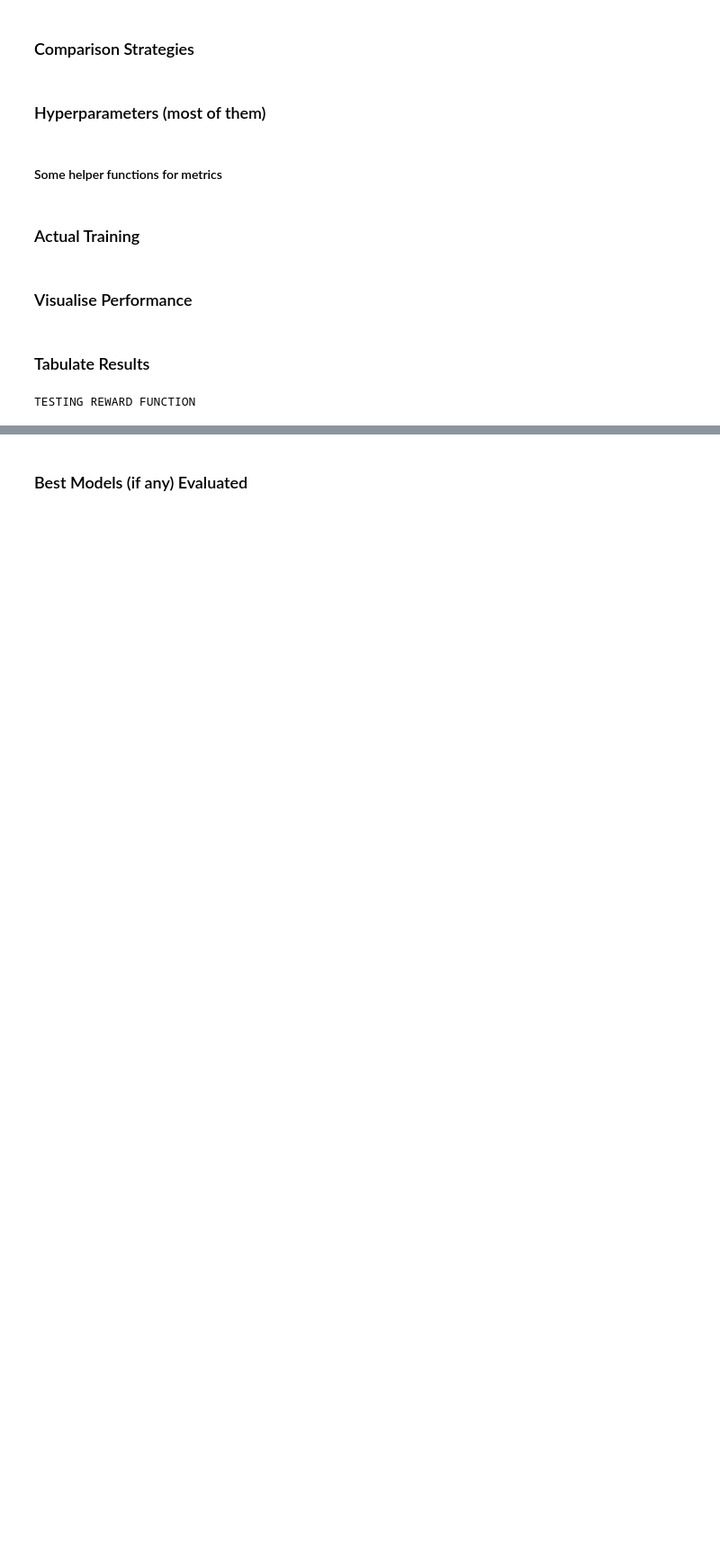
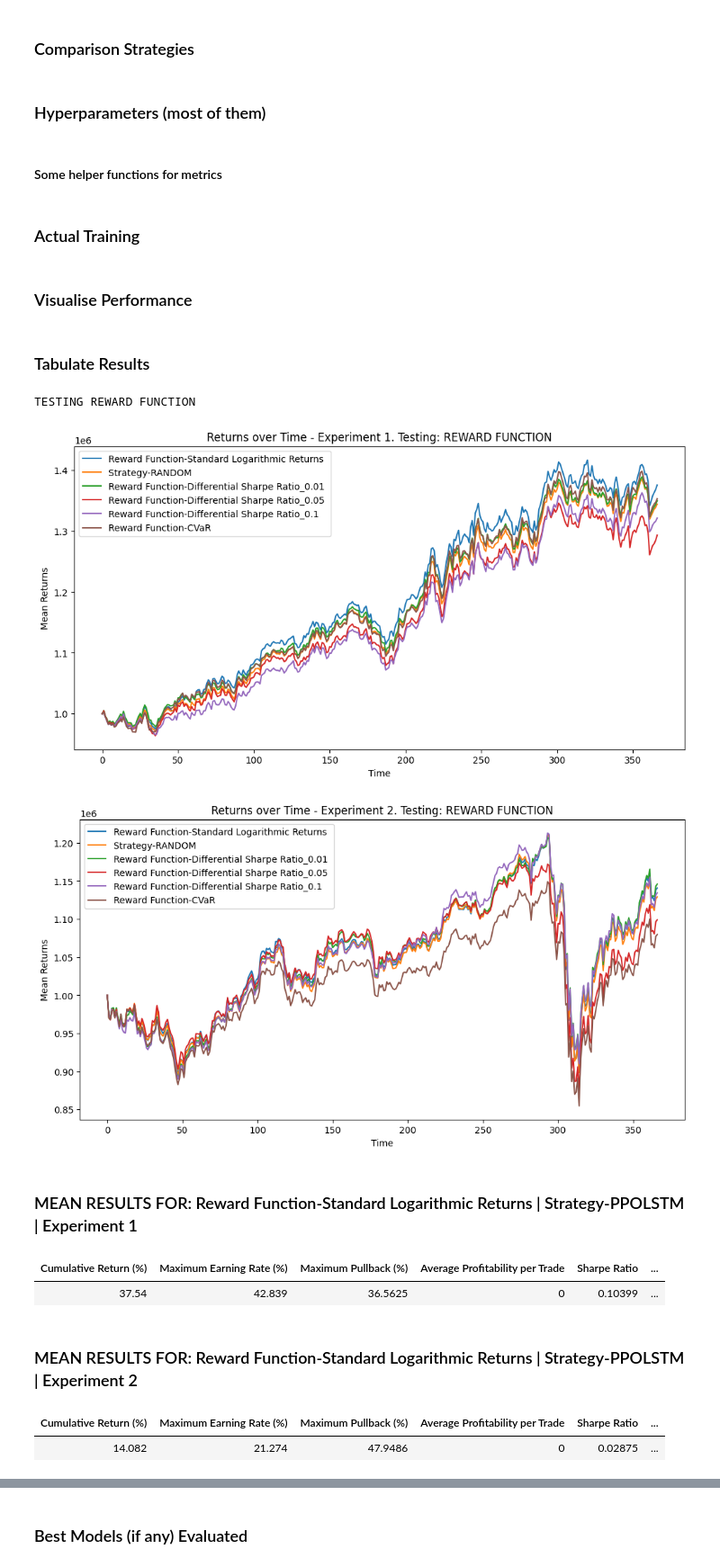
Before and after one commit to rogoson/Dissertation, a Jupyter notebook: DissertationCode.ipynb, the cells around one changed output, grey strips where cells are left out. Shown at 90% size. Drawn from its saved outputs; the diff is of its cells as text; code cells hidden in the pictures; blank space fills up the shorter version.

Commit message:
Crypto-friendly

```diff
--- a/DissertationCode.ipynb
+++ b/DissertationCode.ipynb
@@ -30,10 +30,10 @@ productIds = indexProducts
 
 if CRYPTO:
     productIds = cryptoProducts
-    period = "1H"
+    period = "6H"
     granularity = availableGranularities[period]
     API_THRESHOLD = 300 #Can only get 300 periods at a time from API
-    PERIODS_WANTED = 10000
+    PERIODS_WANTED = 2500
 
 # not a chance
 def retrieveCryptoData(productID, granularity, daysBack, endTime):
@@ -272,7 +272,6 @@ if RETRIEVE_DATA:
     for product in productIds:
         df = dataframes[product]
         close = df["close"].values
-        volume = df["volume"].values
         highs = df["high"].values
         lows = df["low"].values
         df['E_M_A'] = EMA(close, N=30)
@@ -283,6 +282,7 @@ if RETRIEVE_DATA:
         df["Return"] = df["close"].pct_change().fillna(0)
         # Reset Indexes
         df = df.drop(columns=['open', 'high', 'volume', 'low'])
+        df = df.iloc[max(ATR_T, CCI_T):]
         df = df.reset_index(drop=True)
         dataframes[product] = df
         if not os.path.exists("CSVs/"):
@@ -294,11 +294,11 @@ else:
         dataframes[productId] = df.iloc[:, 1:]  # Drops the first column
 
 times = None
-for product in productIds:
-    df = dataframes[product]
-    df = df.iloc[max(ATR_T, CCI_T):]
-    times = df['Times']
-    dataframes[product] = df.drop('Times', axis=1)
+if not CRYPTO:
+    for product in productIds:
+        df = dataframes[product]
+        times = df['Times']
+        dataframes[product] = df.drop('Times', axis=1)
 # %% [markdown]
 ## 4. Environment and Training Process
 # %% [markdown]
@@ -341,7 +341,7 @@ REPEATS = 10
 LSTMOUTPUTSIZES = [64, 128, 256, 512, 1024]
 STARTS = [0] + [i *  TRAINING_PERIODS + -TIME_WINDOW for i in range(1, EXPERIMENTS)]
 PORTFOLIO_TRAJECTORIES = []
-REWARD_FUNCTIONS = ["Standard Logarithmic Returns" ,"Differential Sharpe Ratio","CVaR"]
+REWARD_FUNCTIONS = ["Standard Logarithmic Returns" ,"Differential Sharpe Ratio_0.01", "Differential Sharpe Ratio_0.05", "Differential Sharpe Ratio_0.1", "CVaR"]
 NUMBER_OF_PARALLEL_ENVIRONMENTS = [0, 1, 2, 3, 4]
 LEARNING_RATES = [1e-4, 3e-4, 5e-4, 7e-4]
 averagePerformance = defaultdict(list)
@@ -436,6 +436,11 @@ def trainingLoop(riskAversion=0, lstmOutputSize=512, rewardFunction="CVaR", freq
                     )
                 primaryEnvironment = TimeSeriesEnvironment(dataframes, start, TIME_WINDOW, TRAINING_PERIODS, START_CASH, riskAversion, 2.5e-4)
                 parallelEnvironments = [TimeSeriesEnvironment(dataframes, start, TIME_WINDOW, TRAINING_PERIODS, START_CASH, riskAversion, 2.5e-4) for i in range(parr)]
+                if "Differential" in rewardFunction:
+                    decay = float(rewardFunction.split("_")[1])
+                    primaryEnvironment.decayRate = decay
+                    for env in parallelEnvironments:
+                        env.decayRate = decay
                 primaryEnvironment.reset()
                 done = False
                 doNothing = False
@@ -611,37 +617,45 @@ def test():
                 ],
                 "REWARD FUNCTION": lambda: [
                     trainingLoop(
                         riskAversion=(0.25 if r == "CVaR" else 0), rewardFunction=r
                     )
                     for r in REWARD_FUNCTIONS
                 ],
                 "LEARNING FREQUENCY": lambda: [
                     trainingLoop(freq=fr) for fr in LEARNING_FREQUENCIES
                 ],
                 "PARALLEL ENVIRONMENTS": lambda: [
                     trainingLoop(parr=par) for par in NUMBER_OF_PARALLEL_ENVIRONMENTS
                 ],
                 "LEARNING RATE": lambda: [
                     trainingLoop(lr=learn) for learn in LEARNING_RATES
                 ],
             }
 
             testLoops[testType]()
             break
 
 
 def runTests():
-    # for key in TESTING.keys():
-    #     print("=" * 50)
-    TESTING["REWARD FUNCTION"] = True
-    test()
-    plotPerformance("REWARD FUNCTION")
-    TESTING["REWARD FUNCTION"] = False
-        # print("=" * 50)
+    for key in TESTING.keys():
+        print("=" * 50)
+        TESTING[key] = True
+        test()
+        plotPerformance(key)
+        TESTING[key] = False
+        print("=" * 50)
     tabulateResults()
 
 
 # Run the tests
 runTests()
 # %% [output]
 TESTING REWARD FUNCTION
+[figure, added]
+[figure, added]
+MEAN RESULTS FOR: Reward Function-Standard Logarithmic Returns | Strategy-PPOLSTM | Experiment 1
+| Cumulative Return (%) | Maximum Earning Rate (%) | Maximum Pullback (%) | Average Profitability per Trade | Sharpe Ratio | ... |
+| 37.54 | 42.839 | 36.5625 | 0 | 0.10399 | ... |
+MEAN RESULTS FOR: Reward Function-Standard Logarithmic Returns | Strategy-PPOLSTM | Experiment 2
+| Cumulative Return (%) | Maximum Earning Rate (%) | Maximum Pullback (%) | Average Profitability per Trade | Sharpe Ratio | ... |
+| 14.082 | 21.274 | 47.9486 | 0 | 0.02875 | ... |
```
Also changed, not shown: parts of 2 cells of this notebook, 1 other file.
